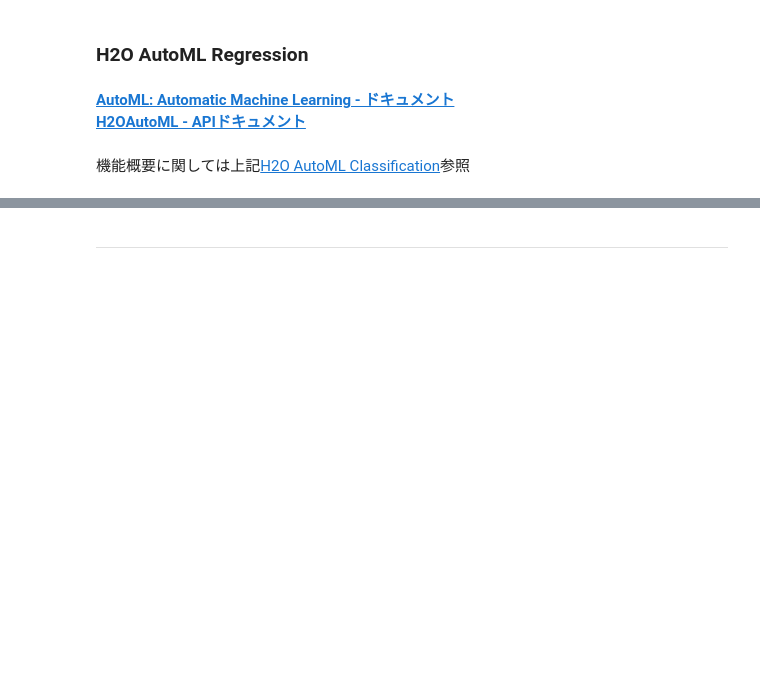
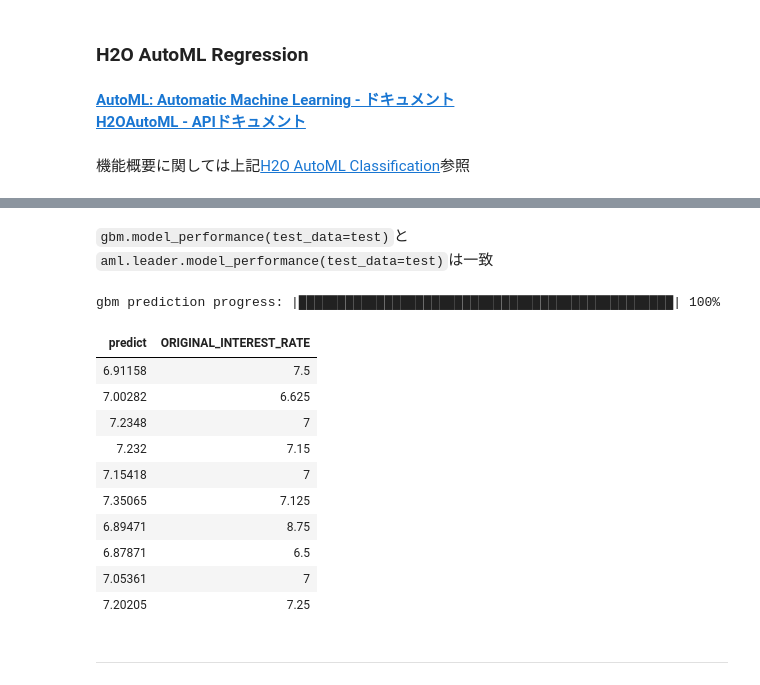
Before and after one commit to yukismd/H2O_3_Tutorial, a Jupyter notebook: python_api/H2O-3 AutoML Tutorial.ipynb, the cells around one changed output, grey strips where cells are left out. Cells and saved outputs as stored; diff of their text form; code cells hidden in the pictures; blank space fills up the shorter version.

```diff
--- a/python_api/H2O-3 AutoML Tutorial.ipynb
+++ b/python_api/H2O-3 AutoML Tutorial.ipynb
@@ -535,3 +701,23 @@ x: ['PROPERTY_STATE', 'FIRST_TIME_HOMEBUYER_FLAG', 'POSTAL_CODE', 'OCCUPANCY_STA
+# %% [markdown]
+`gbm.model_performance(test_data=test)`と`aml.leader.model_performance(test_data=test)`は一致
+# %%
+#> 予測値の出力と、実績値との比較
+pred = gbm.predict(test)
+pred = pred.cbind(test['ORIGINAL_INTEREST_RATE'])
+pred.head()
+# %% [output]
+gbm prediction progress: |████████████████████████████████████████████████| 100%
+| predict | ORIGINAL_INTEREST_RATE |
+| 6.91158 | 7.5 |
+| 7.00282 | 6.625 |
+| 7.2348 | 7 |
+| 7.232 | 7.15 |
+| 7.15418 | 7 |
+| 7.35065 | 7.125 |
+| 6.89471 | 8.75 |
+| 6.87871 | 6.5 |
+| 7.05361 | 7 |
+| 7.20205 | 7.25 |
 # %% [markdown]
 ***
 # %%
```
Also changed, not shown: parts of 15 cells of this notebook, 1 other file.
